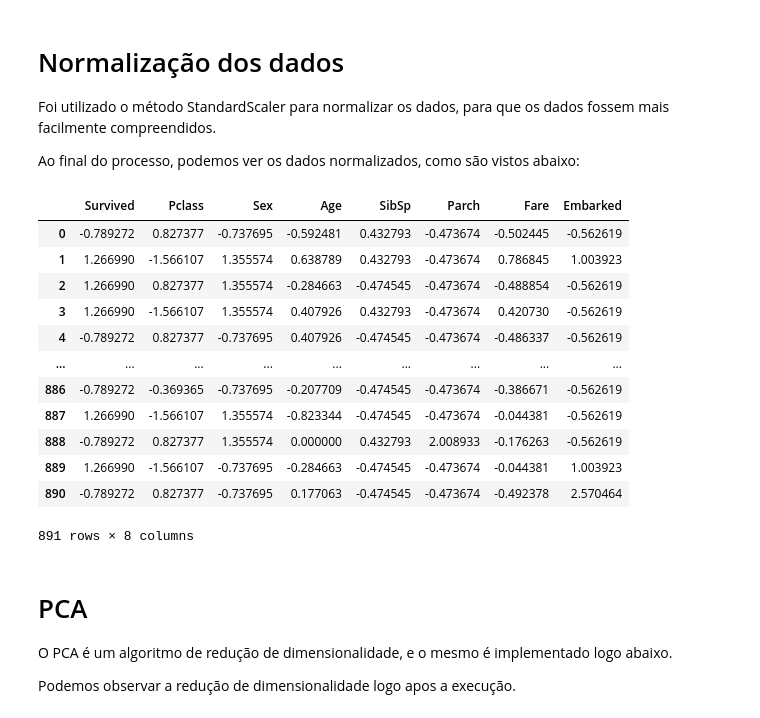
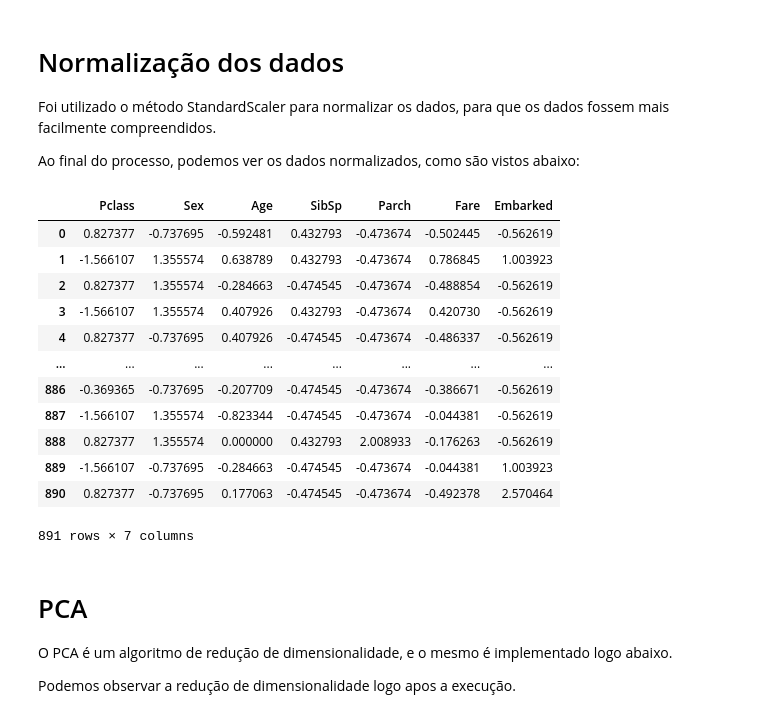
Before and after one commit to als-v/MachineLearning, a Jupyter notebook: Trabalho/trabalho.ipynb, the cells around one changed output. Saved outputs shown, nothing was run; the diff lists cells and outputs as text; code cells hidden in the pictures.

```diff
--- a/Trabalho/trabalho.ipynb
+++ b/Trabalho/trabalho.ipynb
@@ -252,30 +304,32 @@ Foi utilizado o método StandardScaler para normalizar os dados, para que os dad
 
 Ao final do processo, podemos ver os dados normalizados, como são vistos abaixo:
 # %%
+y = np.array(df['Survived'].values.tolist())
+
+df.drop(['Survived'], axis=1, inplace=True)
 X = df.values
-y = np.array(df['Survived'].values.tolist())
 
 scaler = StandardScaler()
 scaler.fit(X)
 
 Xscaler = scaler.transform(X)
 
 dataframe = pd.DataFrame(Xscaler, columns=df.columns)
 dataframe
 # %% [output]
-|  | Survived | Pclass | Sex | Age | SibSp | Parch | Fare | Embarked |
-| 0 | -0.789272 | 0.827377 | -0.737695 | -0.592481 | 0.432793 | -0.473674 | -0.502445 | -0.562619 |
-| 1 | 1.266990 | -1.566107 | 1.355574 | 0.638789 | 0.432793 | -0.473674 | 0.786845 | 1.003923 |
-| 2 | 1.266990 | 0.827377 | 1.355574 | -0.284663 | -0.474545 | -0.473674 | -0.488854 | -0.562619 |
-| 3 | 1.266990 | -1.566107 | 1.355574 | 0.407926 | 0.432793 | -0.473674 | 0.420730 | -0.562619 |
-| 4 | -0.789272 | 0.827377 | -0.737695 | 0.407926 | -0.474545 | -0.473674 | -0.486337 | -0.562619 |
-| ... | ... | ... | ... | ... | ... | ... | ... | ... |
-| 886 | -0.789272 | -0.369365 | -0.737695 | -0.207709 | -0.474545 | -0.473674 | -0.386671 | -0.562619 |
-| 887 | 1.266990 | -1.566107 | 1.355574 | -0.823344 | -0.474545 | -0.473674 | -0.044381 | -0.562619 |
-| 888 | -0.789272 | 0.827377 | 1.355574 | 0.000000 | 0.432793 | 2.008933 | -0.176263 | -0.562619 |
-| 889 | 1.266990 | -1.566107 | -0.737695 | -0.284663 | -0.474545 | -0.473674 | -0.044381 | 1.003923 |
-| 890 | -0.789272 | 0.827377 | -0.737695 | 0.177063 | -0.474545 | -0.473674 | -0.492378 | 2.570464 |
+|  | Pclass | Sex | Age | SibSp | Parch | Fare | Embarked |
+| 0 | 0.827377 | -0.737695 | -0.592481 | 0.432793 | -0.473674 | -0.502445 | -0.562619 |
+| 1 | -1.566107 | 1.355574 | 0.638789 | 0.432793 | -0.473674 | 0.786845 | 1.003923 |
+| 2 | 0.827377 | 1.355574 | -0.284663 | -0.474545 | -0.473674 | -0.488854 | -0.562619 |
+| 3 | -1.566107 | 1.355574 | 0.407926 | 0.432793 | -0.473674 | 0.420730 | -0.562619 |
+| 4 | 0.827377 | -0.737695 | 0.407926 | -0.474545 | -0.473674 | -0.486337 | -0.562619 |
+| ... | ... | ... | ... | ... | ... | ... | ... |
+| 886 | -0.369365 | -0.737695 | -0.207709 | -0.474545 | -0.473674 | -0.386671 | -0.562619 |
+| 887 | -1.566107 | 1.355574 | -0.823344 | -0.474545 | -0.473674 | -0.044381 | -0.562619 |
+| 888 | 0.827377 | 1.355574 | 0.000000 | 0.432793 | 2.008933 | -0.176263 | -0.562619 |
+| 889 | -1.566107 | -0.737695 | -0.284663 | -0.474545 | -0.473674 | -0.044381 | 1.003923 |
+| 890 | 0.827377 | -0.737695 | 0.177063 | -0.474545 | -0.473674 | -0.492378 | 2.570464 |
-891 rows × 8 columns
+891 rows × 7 columns
 # %% [markdown]
 # PCA
 
```
Also changed, not shown: parts of 12 cells of this notebook, 1 other file.
